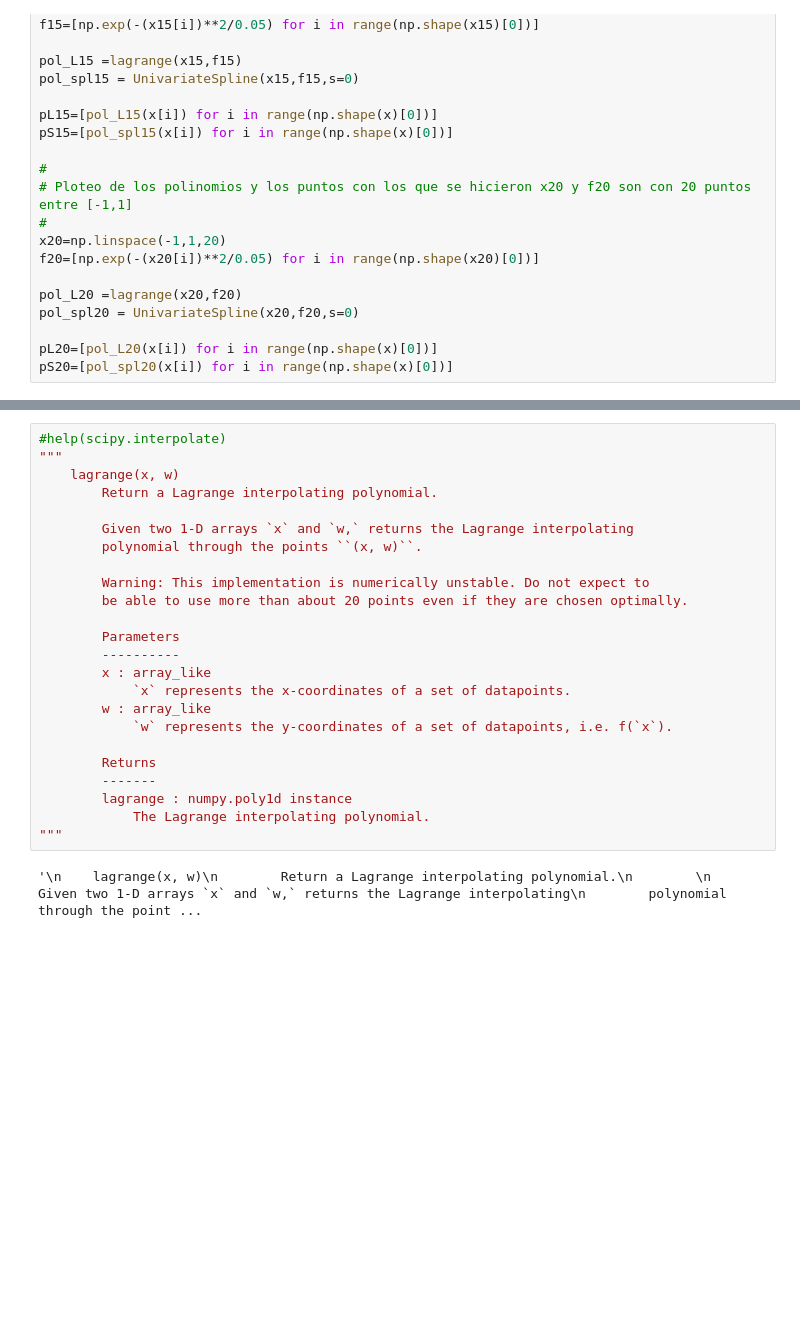
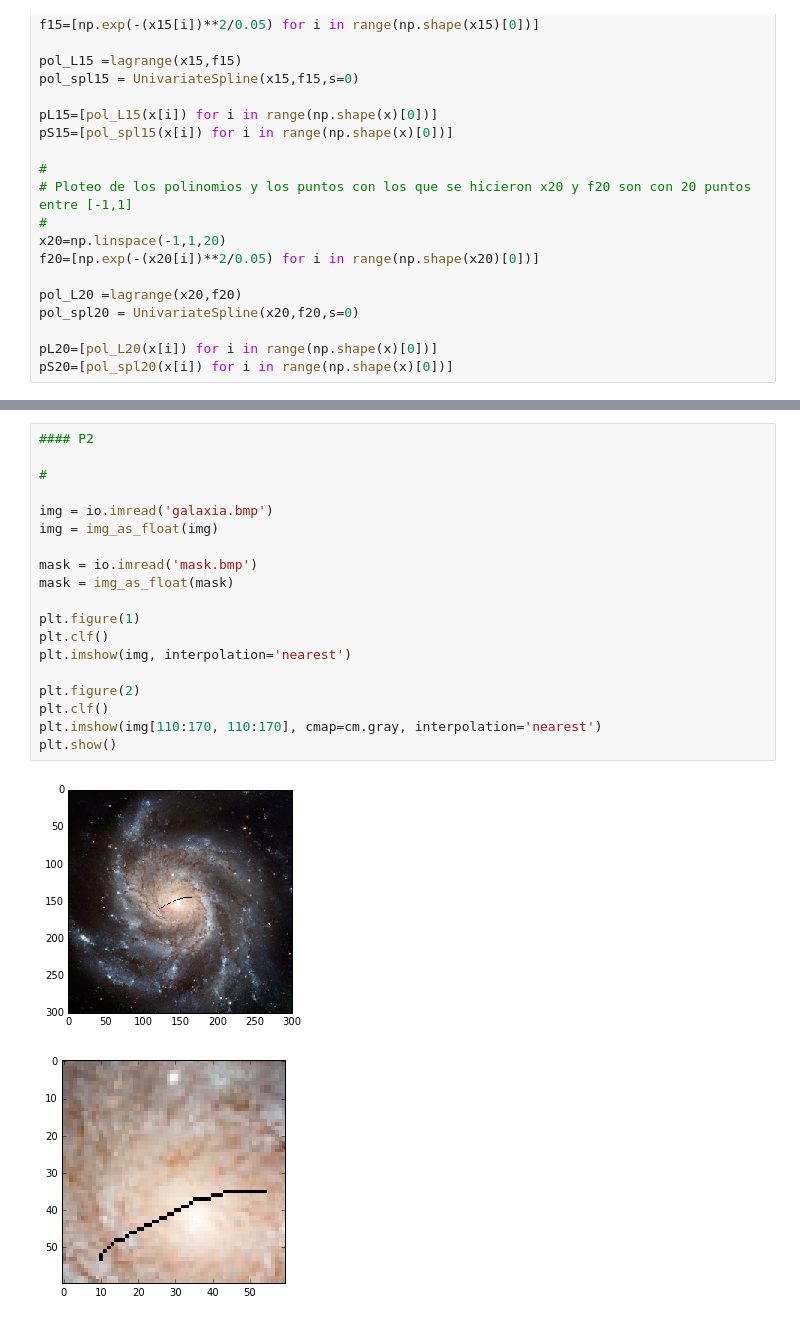
Before and after one commit to sergioleivam/Metodos-Numericos, a Jupyter notebook: Tareas/03-tarea-sergioleivam/Tarea_3.ipynb, the cells around one changed output, grey strips where cells are left out. Saved outputs shown, nothing was run; the diff lists cells and outputs as text; blank space fills up the shorter version.

```diff
--- a/Tareas/03-tarea-sergioleivam/Tarea_3.ipynb
+++ b/Tareas/03-tarea-sergioleivam/Tarea_3.ipynb
@@ -107,26 +110,22 @@ plt.plot(x,pS20)
-# %%
-#help(scipy.interpolate)
-"""
-    lagrange(x, w)
-        Return a Lagrange interpolating polynomial.
-
-        Given two 1-D arrays `x` and `w,` returns the Lagrange interpolating
-        polynomial through the points ``(x, w)``.
-
-        Warning: This implementation is numerically unstable. Do not expect to
-        be able to use more than about 20 points even if they are chosen optimally.
-
-        Parameters
-        ----------
-        x : array_like
-            `x` represents the x-coordinates of a set of datapoints.
-        w : array_like
-            `w` represents the y-coordinates of a set of datapoints, i.e. f(`x`).
-
-        Returns
-        -------
-        lagrange : numpy.poly1d instance
-            The Lagrange interpolating polynomial.
-"""
-# %% [output]
-'\n    lagrange(x, w)\n        Return a Lagrange interpolating polynomial.\n        \n        Given two 1-D arrays `x` and `w,` returns the Lagrange interpolating\n        polynomial through the point ...
+# %%
+#### P2
+
+#
+
+img = io.imread('galaxia.bmp')
+img = img_as_float(img)
+
+mask = io.imread('mask.bmp')
+mask = img_as_float(mask)
+
+plt.figure(1)
+plt.clf()
+plt.imshow(img, interpolation='nearest')
+
+plt.figure(2)
+plt.clf()
+plt.imshow(img[110:170, 110:170], cmap=cm.gray, interpolation='nearest')
+plt.show()
+# %% [output]
+[figure, added]
+[figure, added]
```
Also changed, not shown: parts of 7 cells of this notebook, 2 other files.
